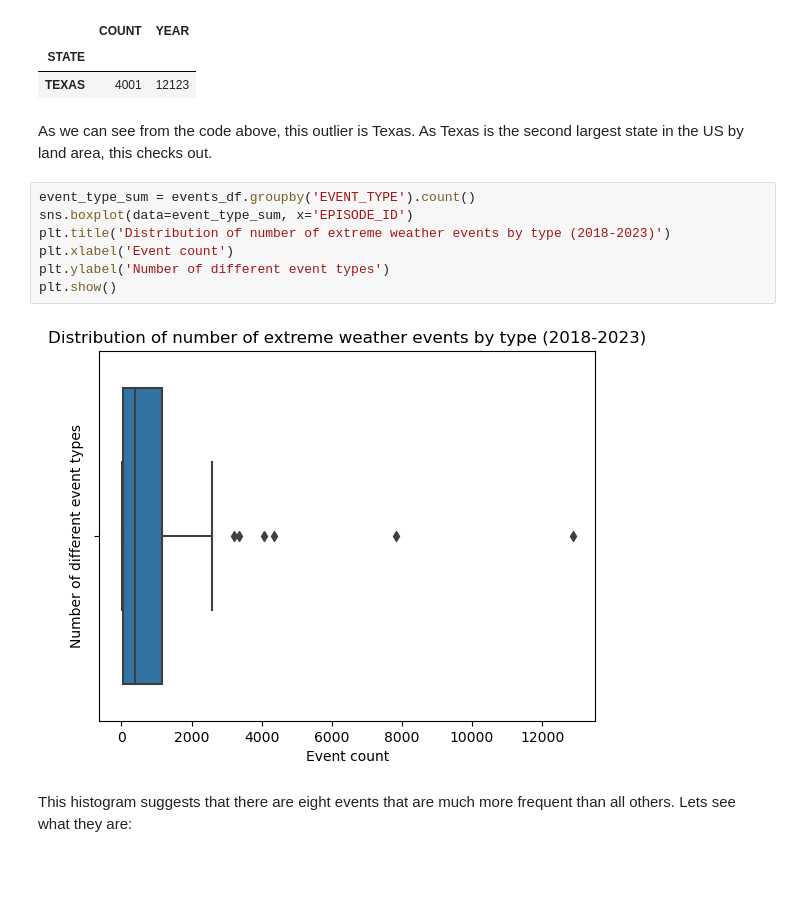
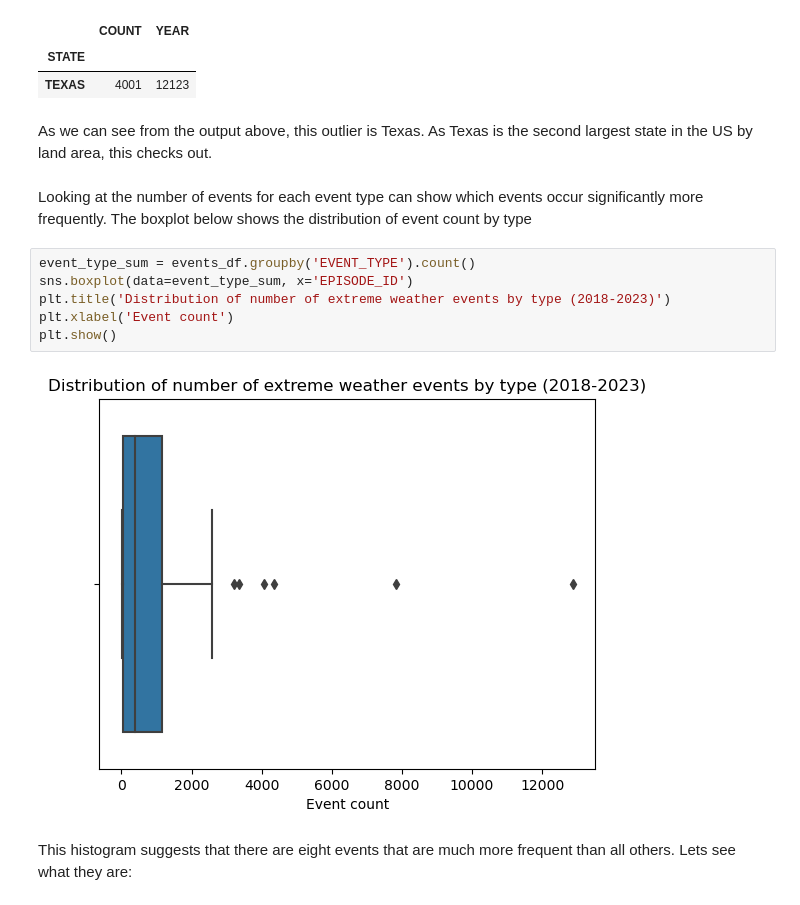
Before and after one commit to ncolebank12/math189-proj, a Jupyter notebook: project.ipynb, the cells around one changed output. Cells and saved outputs as stored; diff of their text form; blank space fills up the shorter version.

```diff
--- a/project.ipynb
+++ b/project.ipynb
@@ -711,16 +710,17 @@ outlier
 | STATE |  |  |
 | TEXAS | 4001 | 12123 |
 # %% [markdown]
-As we can see from the code above, this outlier is Texas. As Texas is the second largest state in the US by land area, this checks out.
+As we can see from the output above, this outlier is Texas. As Texas is the second largest state in the US by land area, this checks out.
+# %% [markdown]
+Looking at the number of events for each event type can show which events occur significantly more frequently. The boxplot below shows the distribution of event count by type
 # %%
 event_type_sum = events_df.groupby('EVENT_TYPE').count()
 sns.boxplot(data=event_type_sum, x='EPISODE_ID')
 plt.title('Distribution of number of extreme weather events by type (2018-2023)')
 plt.xlabel('Event count')
-plt.ylabel('Number of different event types')
 plt.show()
 # %% [output]
-[figure, old version]
+[figure, new version]
 # %% [markdown]
 This histogram suggests that there are eight events that are much more frequent than all others. Lets see what they are:
 # %%
```
Also changed, not shown: parts of 32 cells of this notebook.
